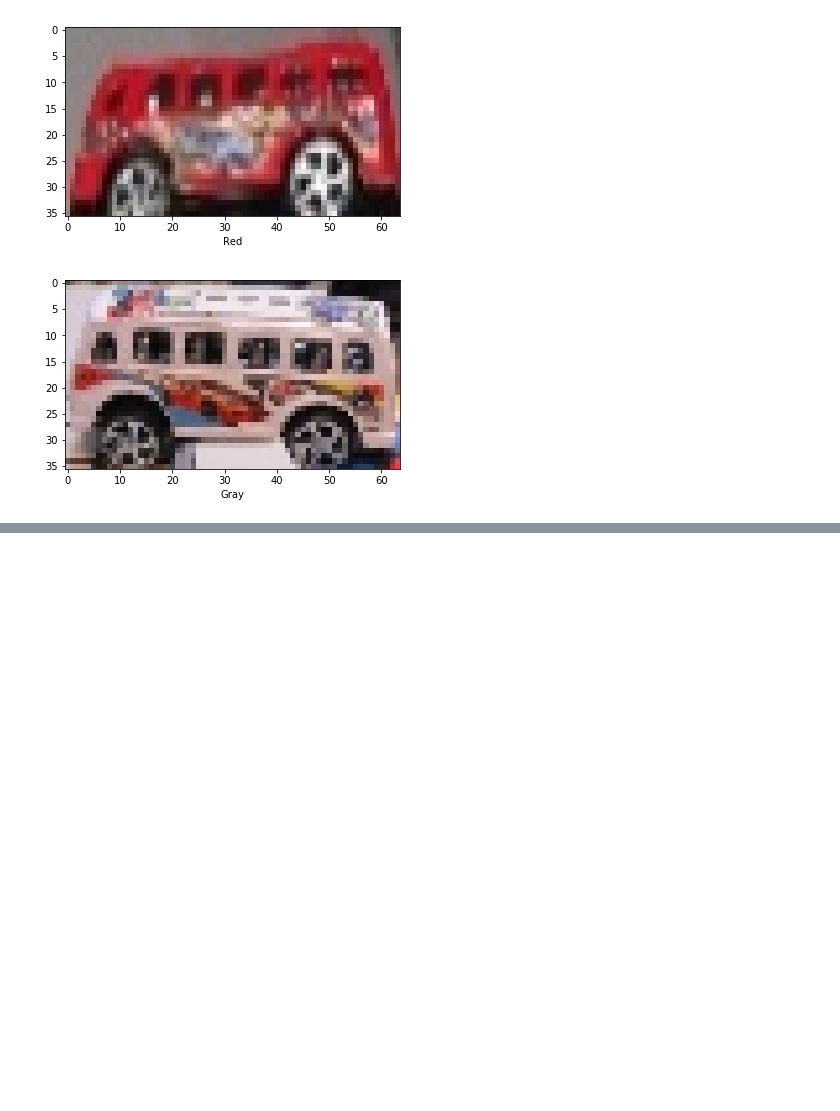
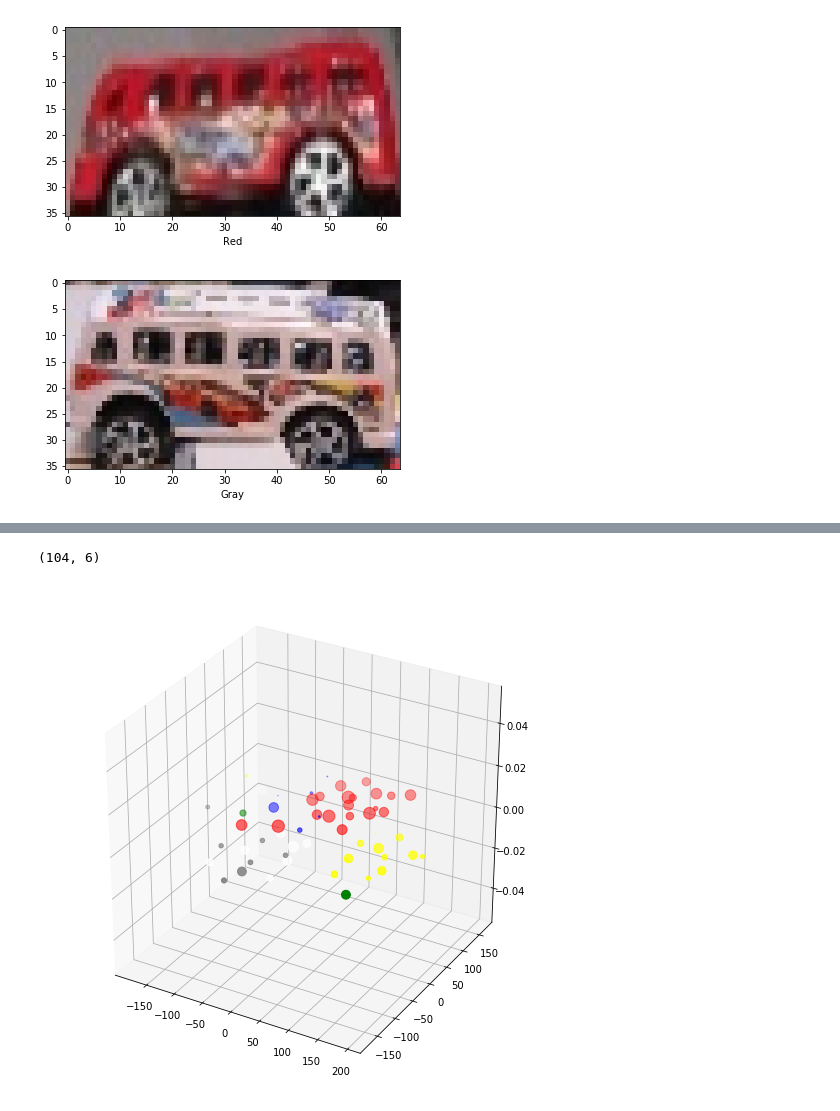
Before and after one commit to shalomma/BusDetection, a Jupyter notebook: color_detection/nn_color_detector_using_Keras.ipynb, the cells around one changed output, grey strips where cells are left out. Cells and saved outputs as stored; diff of their text form; code cells hidden in the pictures; blank space fills up the shorter version.

```diff
--- a/color_detection/nn_color_detector_using_Keras.ipynb
+++ b/color_detection/nn_color_detector_using_Keras.ipynb
@@ -355,0 +388,24 @@ Normalized confusion matrix
+# %%
+layer_of_interest=-1
+intermediate_tensor_function = K.function([model.layers[0].input],[model.layers[layer_of_interest].output])
+intermediate_tensor = intermediate_tensor_function([X])[0]
+#ntermediate_tensor_function(X)
+# %%
+intermediate_tensor.shape
+# %% [output]
+(104, 6)
+# %%
+intermediates = []
+color_intermediates = []
+for i in range(len(X)):
+    output_class = np.argmax(y)
+#    intermediate_tensor = intermediate_tensor_function([X])[0]
+    intermediates.append(intermediate_tensor[i])
+    if(output_class == 0):
+        color_intermediates.append('r')
+    else:
+        color_intermediates.append('Green')
+# %%
+from sklearn.manifold import TSNE
+tsne = TSNE(n_components=3, random_state=0)
+intermediates_tsne = tsne.fit_transform(intermediates)
@@ -355,0 +415,9 @@ Normalized confusion matrix
+# %%
+fig = plt.figure(figsize=(9,9))
+ax = fig.add_subplot(111, projection='3d')
+ax = plt.scatter(intermediates_tsne[:,0], intermediates_tsne[:,1],
+                 intermediates_tsne[:,2], color=df['color'].tolist())
+
+plt.show()
+# %% [output]
+[figure, added]
```
Also changed, not shown: parts of 12 cells of this notebook, 44 other files.
